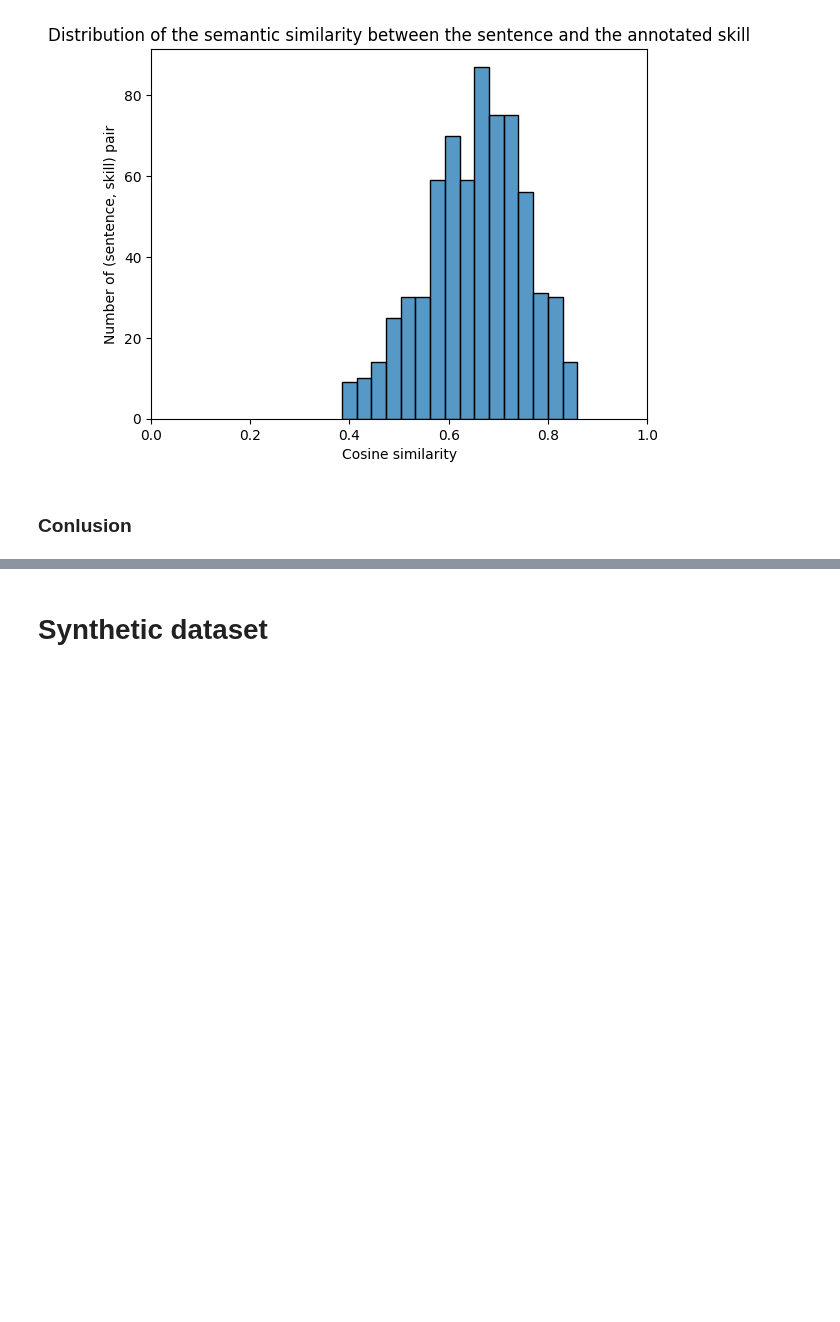
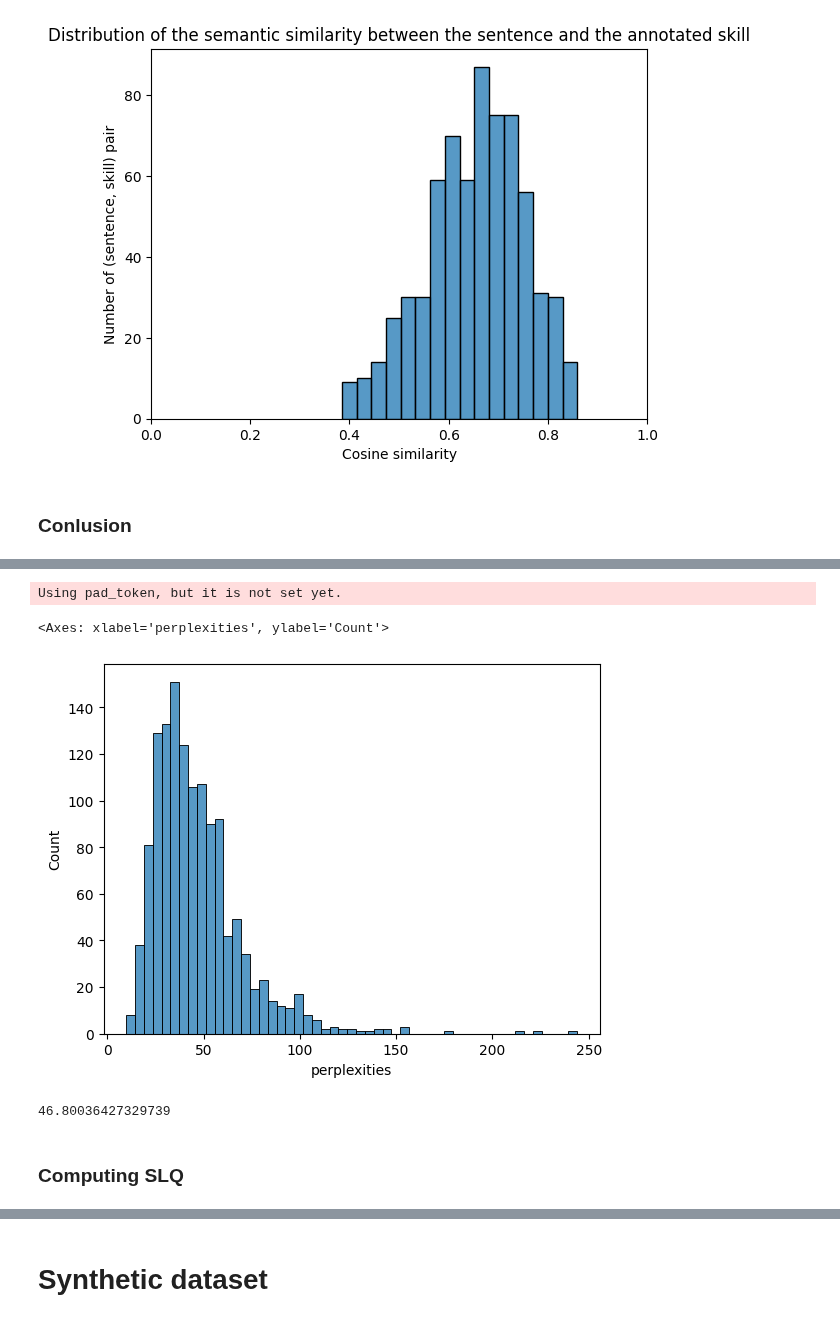
Before and after one commit to epfl-ml4ed/SkillThrills, a Jupyter notebook: protosp01/dataset_generation/evaluate.ipynb, the cells around one changed output, grey strips where cells are left out. Cells and saved outputs as stored; diff of their text form; code cells hidden in the pictures; blank space fills up the shorter version.

```diff
--- a/protosp01/dataset_generation/evaluate.ipynb
+++ b/protosp01/dataset_generation/evaluate.ipynb
@@ -135,0 +135,7 @@ metrics = {
+# %%
+ds = pd.read_csv("generation/generated/SKILLSPAN/dev_final.csv")
+ds["skills"] = ds["skills"].apply(eval)
+
+
+## fidelity
+metric = fidelity(ds["sentence"], model_id="gpt2")
@@ -135,0 +167,21 @@ metrics = {
+# %%
+metric = pd.DataFrame(
+        fidelity(
+            ds.dropna()["sentence"],
+            model_id="gpt2"
+        )
+    )
+sns.histplot(
+    data=metric,
+    x="perplexities"
+)
+# %% [output]
+Using pad_token, but it is not set yet.
+<Axes: xlabel='perplexities', ylabel='Count'>
+[figure, added]
+# %%
+metric["mean_perplexity"].unique()[0]
+# %% [output]
+46.80036427329739
+# %% [markdown]
+### Computing SLQ
```
Also changed, not shown: parts of 8 cells of this notebook, 4 other files.
